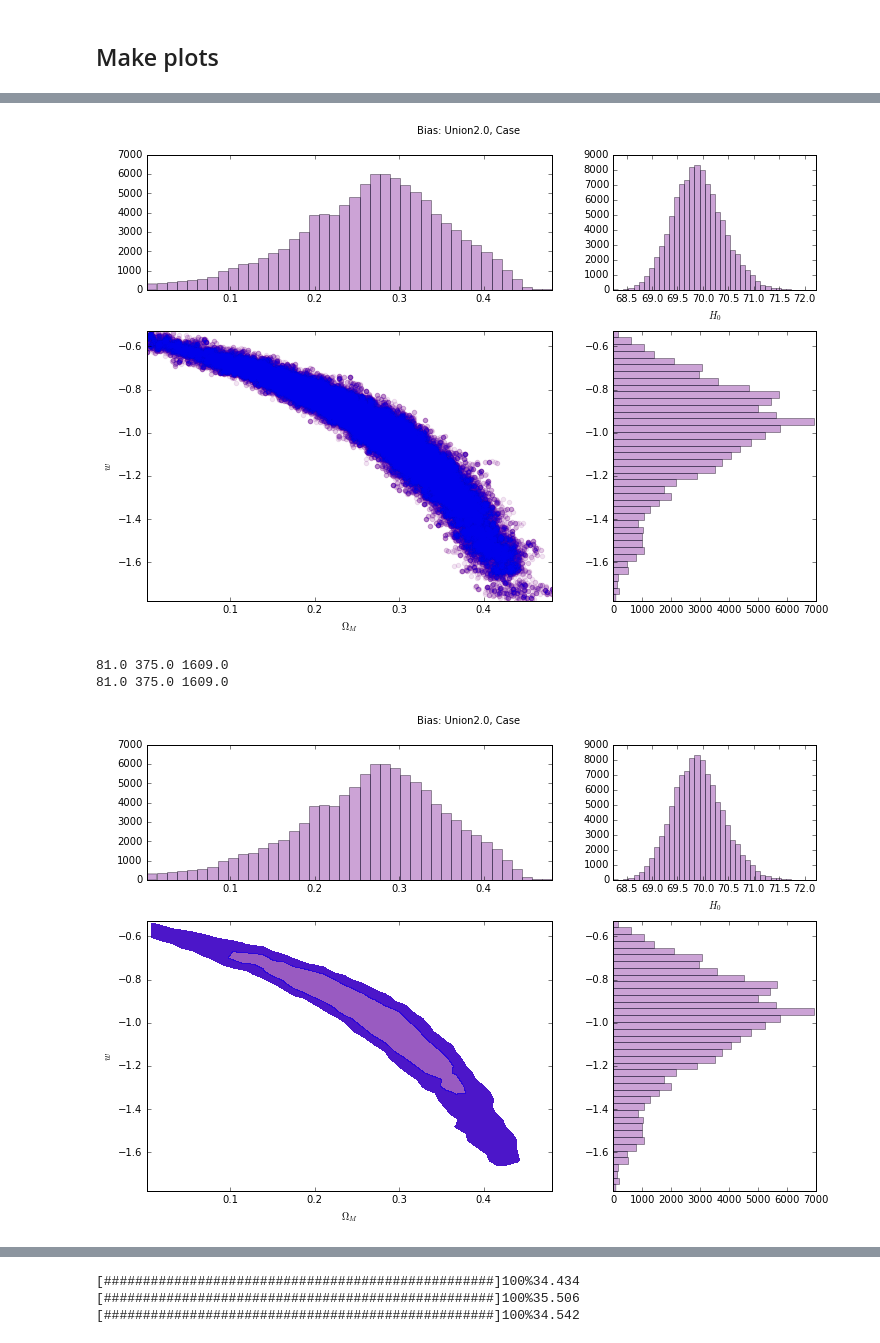
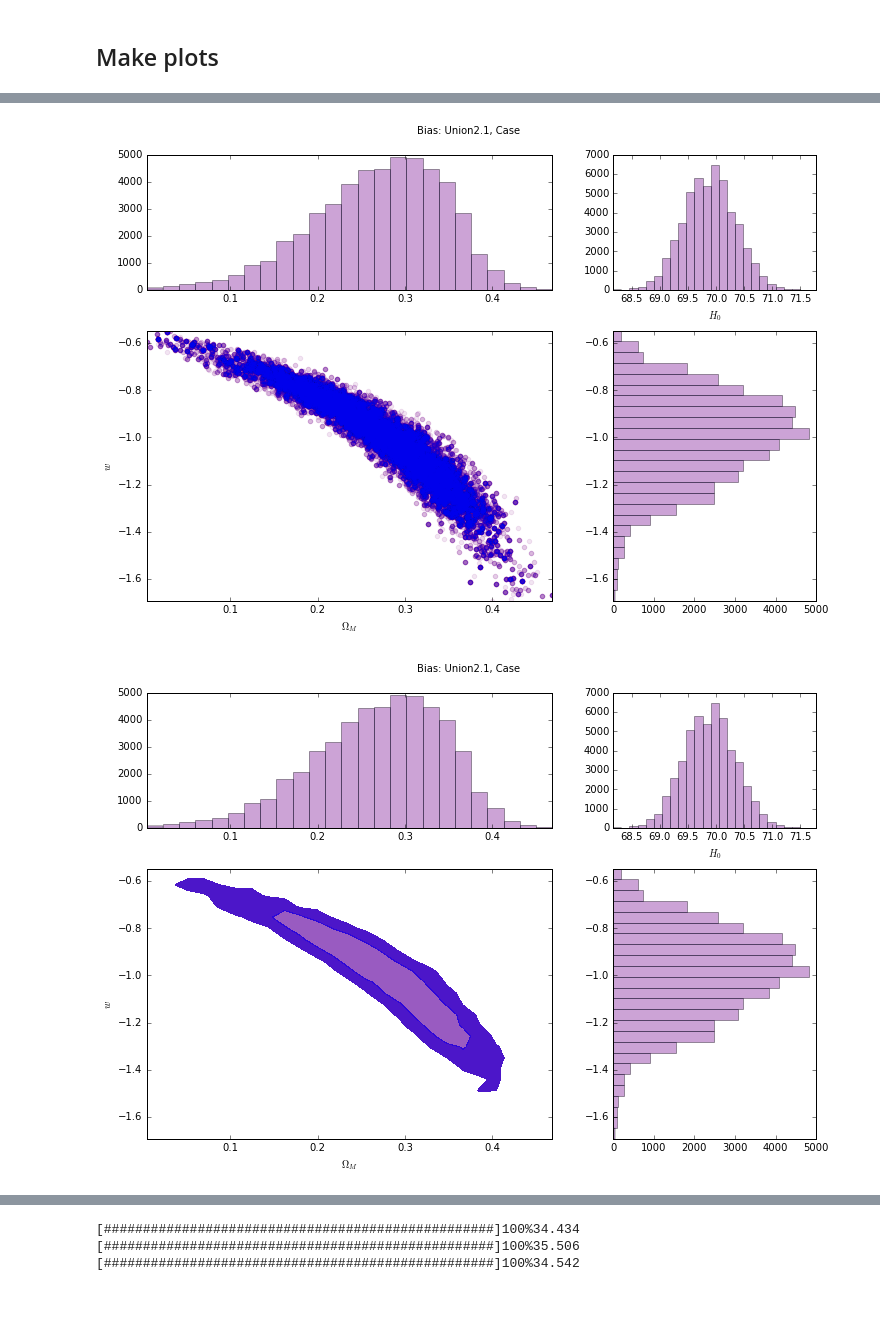
Before and after one commit to P-1884/COSMIC-BEAMS, a Jupyter notebook: zBEAMS_zf.ipynb, the cells around one changed output, grey strips where cells are left out. Drawn from its saved outputs; the diff is of its cells as text; code cells hidden in the pictures; blank space fills up the shorter version.

Commit message:
Bugs in MCMC fixed. Step now agrees with expected. Small bias between data and simulated founded.

```diff
--- a/zBEAMS_zf.ipynb
+++ b/zBEAMS_zf.ipynb
@@ -156,10 +156,10 @@ def save_sim_data(data,dataset,case):
     else:
         np.savetxt('data_'+dataset+'_case'+str(case)+'_zf.txt',np.c_[data.z,data.mu_o],fmt='%2.3f',\
            header='\n'.join(["Error in mu %.2f" %data.sig_mu, "z   mu"]))
-dataset='fd2'
-save_sim_data(fd2,dataset,1)
-save_sim_data(fd2.case21,dataset,21)
-save_sim_data(fd2.case22,dataset,22)
-save_sim_data(fd2.case3,dataset,3)
+dataset='fd3'
+save_sim_data(fd3,dataset,1)
+save_sim_data(fd3.case21,dataset,21)
+save_sim_data(fd3.case22,dataset,22)
+save_sim_data(fd3.case3,dataset,3)
 # %%
 f, axarr = plt.subplots(2, 2,figsize=(12,8),gridspec_kw = {'width_ratios':[1,1],'height_ratios':[1,1]})
@@ -347,7 +348,7 @@ print('\n',union21.acceptr)
 # %% [markdown]
 ## Make plots
 # %%
-def plot_sct_hist(data1,data2,case,z_noise=False,milne=False,burn_tail=200,thining=1,nb=20,dataset='fd1'):
+def plot_sct_hist(data1,data2,case,z_noise=False,milne=False,burn_tail=100,thining=1,nb=20,dataset='fd1'):
     #o_m,w,H0,case,dataset,,hotext=[66,6000]):
     f, axarr = plt.subplots(2, 2,figsize=(12,8),gridspec_kw = {'width_ratios':[2,1],'height_ratios':[1,2]})
     if z_noise==True:
@@ -414,7 +415,7 @@ def confidence_levels(Hist,N):
     N68=H2d[np.argwhere(tot>0.32*N)[0,0]]
     return Nmax,N68,N95
 
-def plot_contour_hist(data1,data2,case,z_noise=False,milne=False,burn_tail=500,thining=1,nb=20,dataset='fd1'):
+def plot_contour_hist(data1,data2,case,z_noise=False,milne=False,burn_tail=100,thining=1,nb=20,dataset='fd1'):
     #o_m,w,H0,case,dataset,,hotext=[66,6000]):
     f, axarr = plt.subplots(2, 2,figsize=(12,8),gridspec_kw = {'width_ratios':[2,1],'height_ratios':[1,2]})
 
@@ -502,7 +503,7 @@ def plot_contour_hist(data1,data2,case,z_noise=False,milne=False,burn_tail=500,t
 
     plt.show()
 
-def plot_conv_mcmc(data,case,z_noise=False,milne=False,burn_tail=500,thining=1,dataset='fd1'):
+def plot_conv_mcmc(data,case,z_noise=False,milne=False,burn_tail=100,thining=1,dataset='fd1'):
     f, axarr = plt.subplots(3,1,figsize=(8,12))
 
     if z_noise==True:
@@ -550,8 +551,6 @@ plot_conv_mcmc(union21,'',dataset='Union2.1')
 # %%
-plot_sct_hist(union21,union21,'',dataset='Union2.0',nb=40)
-plot_contour_hist(union21,union21,'',dataset='Union2.0',nb=40)
+plot_sct_hist(union21,union21,'',dataset='Union2.1',nb=25)
+plot_contour_hist(union21,union21,'',dataset='Union2.1',nb=25)
 # %% [output]
-[figure, old version]
+[figure, new version]
-81.0 375.0 1609.0
-81.0 375.0 1609.0
-[figure, old version]
+[figure, new version]
```
Also changed, not shown: parts of 19 cells of this notebook, 14 other files.
